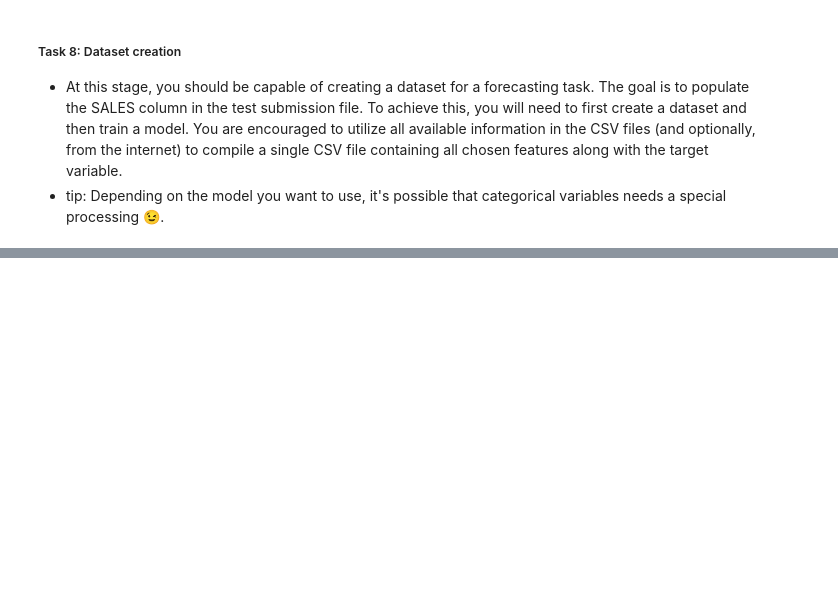
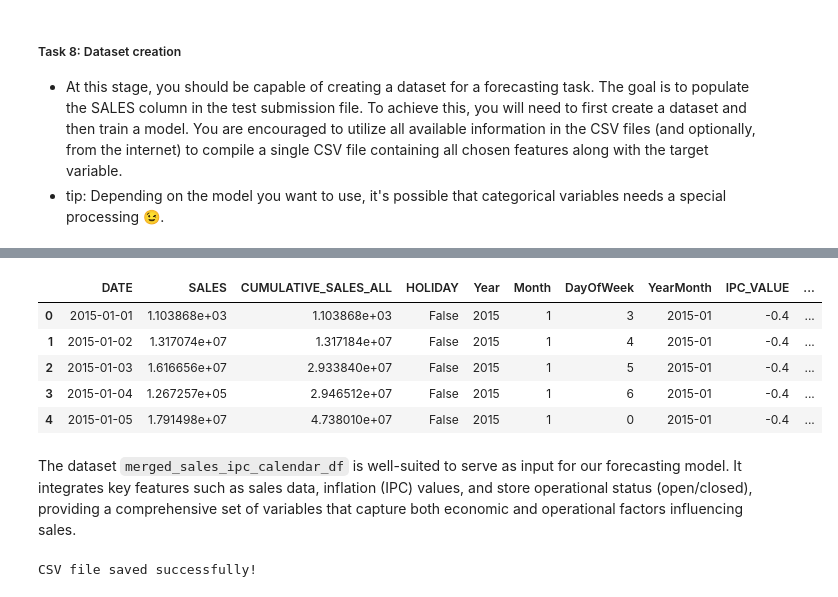
Before and after one commit to MartinezAgullo/TechChallenge_MercadonaIT, a Jupyter notebook: notebooks/1-data-preparation.ipynb, the cells around one changed output, grey strips where cells are left out. Saved outputs shown, nothing was run; the diff lists cells and outputs as text; code cells hidden in the pictures; blank space fills up the shorter version.

```diff
--- a/notebooks/1-data-preparation.ipynb
+++ b/notebooks/1-data-preparation.ipynb
@@ -913,0 +936,7 @@ relative_sales_per_day = (average_sales_per_day / average_sales_saturday) * 100
+# %%
+sales_train_filled_df['YearMonth'] = sales_train_filled_df['DATE'].dt.to_period('M')
+ipc_history_df['YearMonth'] = ipc_history_df['FEC_VENTA'].dt.to_period('M')
+
+merged_sales_ipc_df = pd.merge(sales_train_filled_df, ipc_history_df[['YearMonth', 'IPC_VALUE']], on='YearMonth', how='left')
+
+#merged_sales_ipc_df.head()
@@ -913,0 +997,22 @@ relative_sales_per_day = (average_sales_per_day / average_sales_saturday) * 100
+# %%
+merged_sales_ipc_df['DATE'] = pd.to_datetime(merged_sales_ipc_df['DATE'])
+calendar_df_tmp_extended['DATE'] = pd.to_datetime(calendar_df_tmp_extended['DATE'])
+merged_sales_ipc_calendar_df = pd.merge(merged_sales_ipc_df, calendar_df_tmp_extended, on='DATE', how='left')
+merged_sales_ipc_calendar_df.head()
+# %% [output]
+|  | DATE | SALES | CUMULATIVE_SALES_ALL | HOLIDAY | Year | Month | DayOfWeek | YearMonth | IPC_VALUE | ... |
+| 0 | 2015-01-01 | 1.103868e+03 | 1.103868e+03 | False | 2015 | 1 | 3 | 2015-01 | -0.4 | ... |
+| 1 | 2015-01-02 | 1.317074e+07 | 1.317184e+07 | False | 2015 | 1 | 4 | 2015-01 | -0.4 | ... |
+| 2 | 2015-01-03 | 1.616656e+07 | 2.933840e+07 | False | 2015 | 1 | 5 | 2015-01 | -0.4 | ... |
+| 3 | 2015-01-04 | 1.267257e+05 | 2.946512e+07 | False | 2015 | 1 | 6 | 2015-01 | -0.4 | ... |
+| 4 | 2015-01-05 | 1.791498e+07 | 4.738010e+07 | False | 2015 | 1 | 0 | 2015-01 | -0.4 | ... |
+# %% [markdown]
+The dataset `merged_sales_ipc_calendar_df` is well-suited to serve as input for our forecasting model. It integrates key features such as sales data, inflation (IPC) values, and store operational status (open/closed), providing a comprehensive set of variables that capture both economic and operational factors influencing sales.
+# %%
+# Save the merged_sales_ipc_calendar_df into a CSV file
+merged_sales_ipc_calendar_df.to_csv('../data/Sales_ipc_calendar_dataset.csv', index=False)
+
+# The file will be saved in the current working directory
+print("CSV file saved successfully!")
+# %% [output]
+CSV file saved successfully!
```
Also changed, not shown: parts of 15 cells of this notebook, 3 other files.
